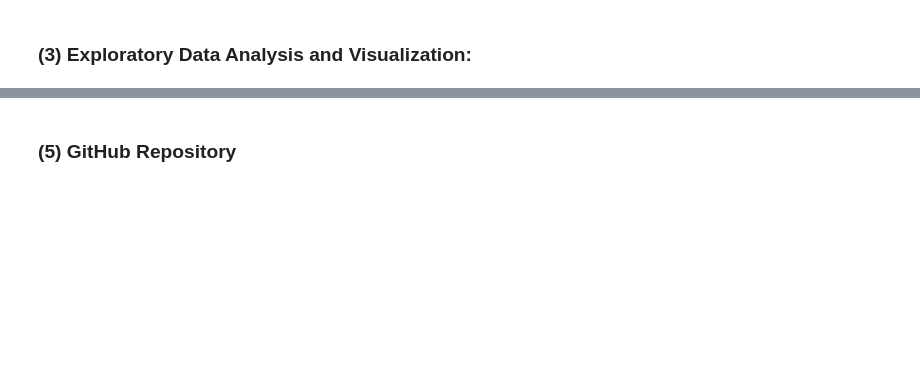
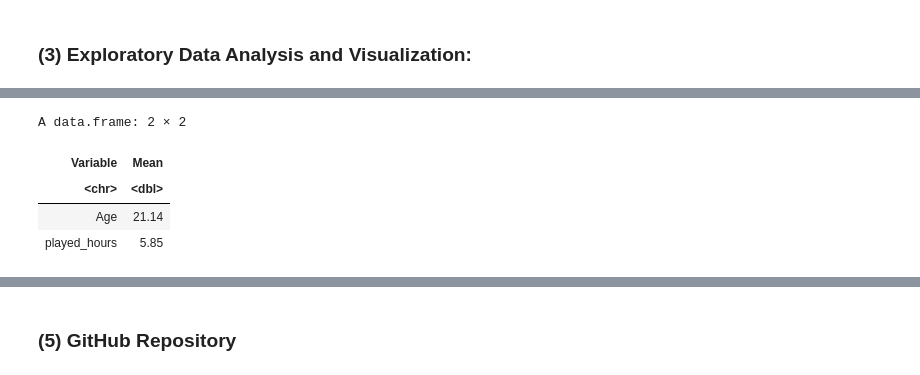
Before and after one commit to Lissiu/dsci-100-2025w1-group-008-13, a Jupyter notebook: Lisa Zhang 008-13 project planning.ipynb, the cells around one changed output, grey strips where cells are left out. Cells and saved outputs as stored; diff of their text form; code cells hidden in the pictures; blank space fills up the shorter version.

```diff
--- a/Lisa Zhang 008-13 project planning.ipynb
+++ b/Lisa Zhang 008-13 project planning.ipynb
@@ -157,0 +184,17 @@ A tibble: 2 × 6
+# %%
+# calculating the means of Age and played_hours
+mean_Age <- mean(players$Age, na.rm = TRUE)
+mean_played_hours <- mean(players$played_hours, na.rm = TRUE)
+
+mean_values <- data.frame(
+  Variable = c("Age", "played_hours"),
+  Mean = round(c(mean_Age, mean_played_hours), 2)
+)
+
+mean_values
+# %% [output]
+A data.frame: 2 × 2
+| Variable | Mean |
+| <chr> | <dbl> |
+| Age | 21.14 |
+| played_hours | 5.85 |
```
Also changed, not shown: parts of 8 cells of this notebook.
